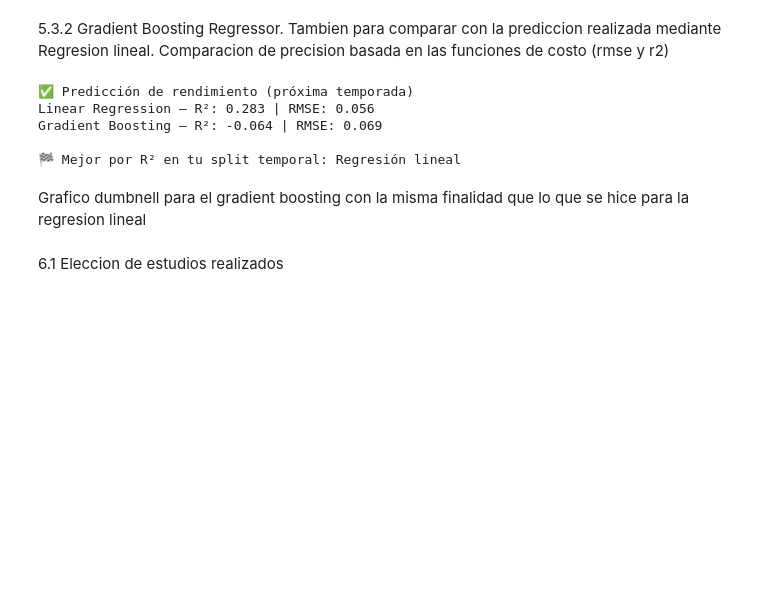
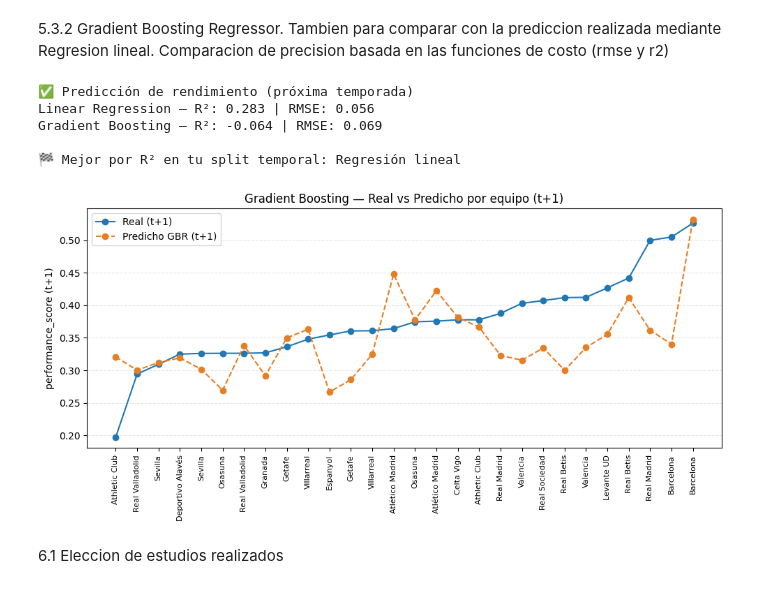
Before and after one commit to VainstubTomas/Aprendizaje_Automatico_Grandes_Datos, a Jupyter notebook: main.ipynb, the cells around one changed output. Drawn from its saved outputs; the diff is of its cells as text; code cells hidden in the pictures; blank space fills up the shorter version.

```diff
--- a/main.ipynb
+++ b/main.ipynb
@@ -1688,8 +1665,25 @@ Linear Regression — R²: 0.283 | RMSE: 0.056
 Gradient Boosting — R²: -0.064 | RMSE: 0.069
 
 🏁 Mejor por R² en tu split temporal: Regresión lineal
-# %% [markdown]
-Grafico dumbnell para el gradient boosting con la misma finalidad que lo que se hice para la regresion lineal
+# %%
+# === Gráfico de comparación Real vs Predicho (t+1) — Modelo Gradient Boosting ===
+
+# Ordenar por valor real para una lectura más clara
+results_gbr = df_gbr.sort_values('real_next_score').reset_index(drop=True)
+x = np.arange(len(results_gbr))
+
+plt.figure(figsize=(10, 5))
+plt.plot(x, results_gbr['real_next_score'], 'o-', label='Real (t+1)', color='#1f77b4')
+plt.plot(x, results_gbr['predicted_next_score'], 'o--', label='Predicho GBR (t+1)', color='#e67e22')
+plt.xticks(x, results_gbr['team'], rotation=90, fontsize=8)
+plt.ylabel("performance_score (t+1)")
+plt.title("Gradient Boosting — Real vs Predicho por equipo (t+1)")
+plt.legend()
+plt.grid(axis='y', ls='--', alpha=0.3)
+plt.tight_layout()
+plt.show()
+# %% [output]
+[figure, added]
 # %% [markdown]
 6.1 Eleccion de estudios realizados
 # %% [markdown]
```
Also changed, not shown: parts of 9 cells of this notebook.
